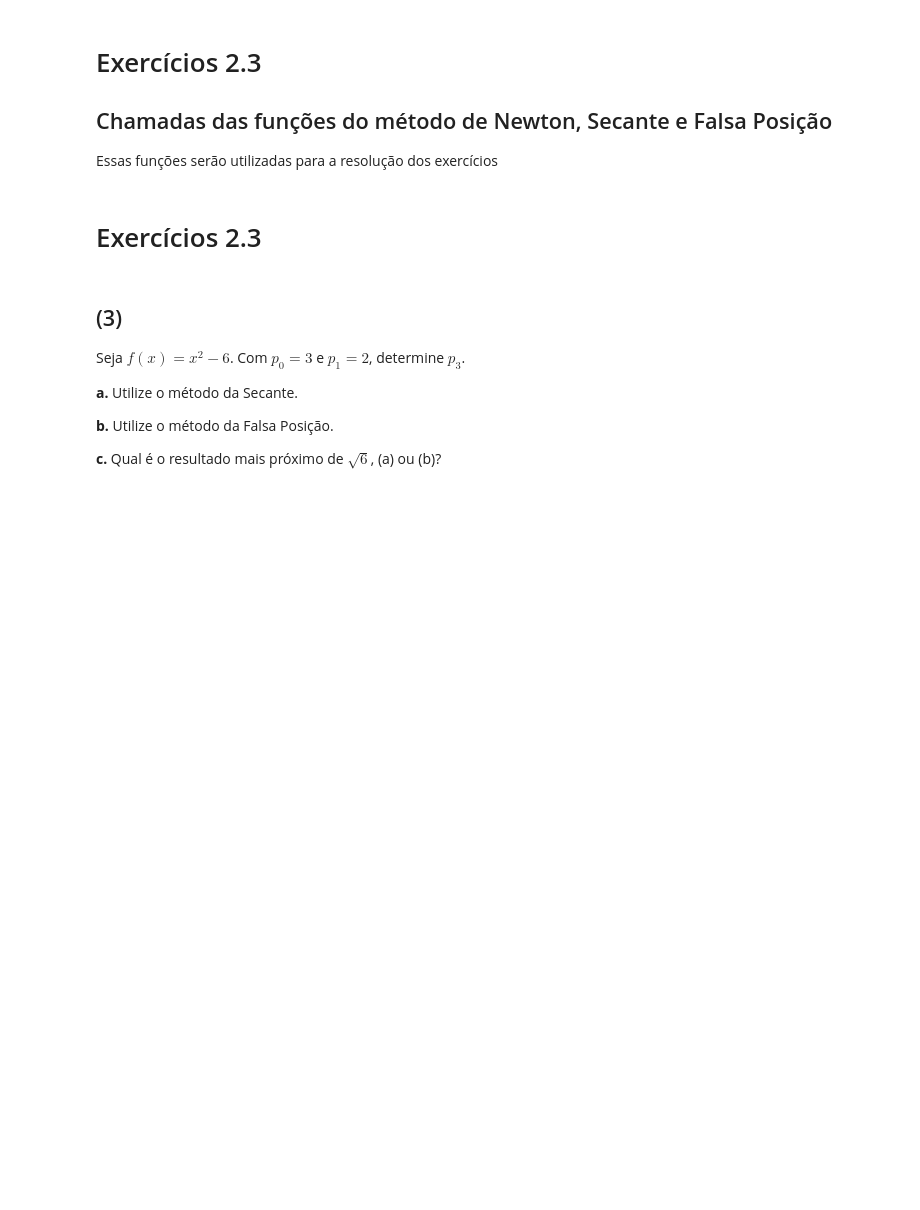
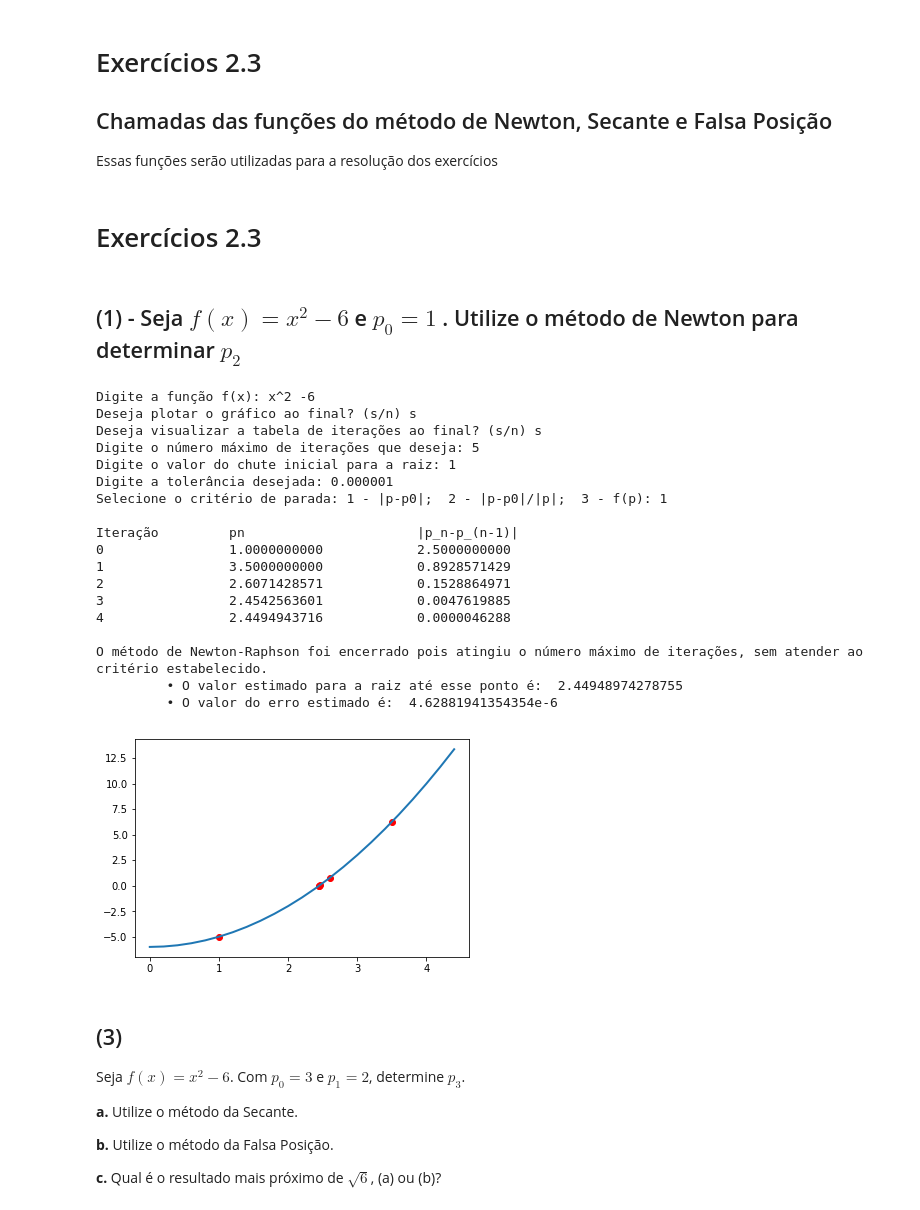
Before and after one commit to oniram/metodos_numericos, a Jupyter notebook: capitulo_2/exercicios.ipynb, the cells around one changed output. Drawn from its saved outputs; the diff is of its cells as text; code cells hidden in the pictures; blank space fills up the shorter version.

```diff
--- a/capitulo_2/exercicios.ipynb
+++ b/capitulo_2/exercicios.ipynb
@@ -260,6 +260,30 @@ def falsa_posicao(f, p0, p1, tipo_tol, tol, N0):
     # return p
 # %% [markdown]
 # Exercícios 2.3 #
+# %% [markdown]
+## (1) - Seja $f(x) = x^2 -6$ e $p_0 = 1$ . Utilize o método de Newton para determinar $p_2$
+# %%
+metodo_Newton()
+# %% [output]
+Digite a função f(x): x^2 -6
+Deseja plotar o gráfico ao final? (s/n) s
+Deseja visualizar a tabela de iterações ao final? (s/n) s
+Digite o número máximo de iterações que deseja: 5
+Digite o valor do chute inicial para a raiz: 1
+Digite a tolerância desejada: 0.000001
+Selecione o critério de parada: 1 - |p-p0|;  2 - |p-p0|/|p|;  3 - f(p): 1
+
+Iteração         pn                      |p_n-p_(n-1)|
+0                1.0000000000            2.5000000000
+1                3.5000000000            0.8928571429
+2                2.6071428571            0.1528864971
+3                2.4542563601            0.0047619885
+4                2.4494943716            0.0000046288
+
+O método de Newton-Raphson foi encerrado pois atingiu o número máximo de iterações, sem atender ao critério estabelecido.
+         • O valor estimado para a raiz até esse ponto é:  2.44948974278755
+         • O valor do erro estimado é:  4.62881941354354e-6
+[figure, added]
 # %% [markdown]
 ## (3) ##
 
```
